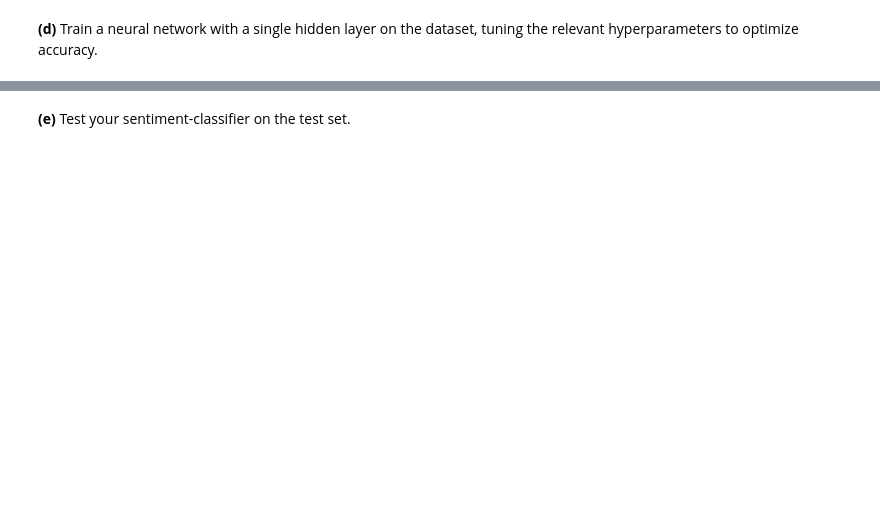
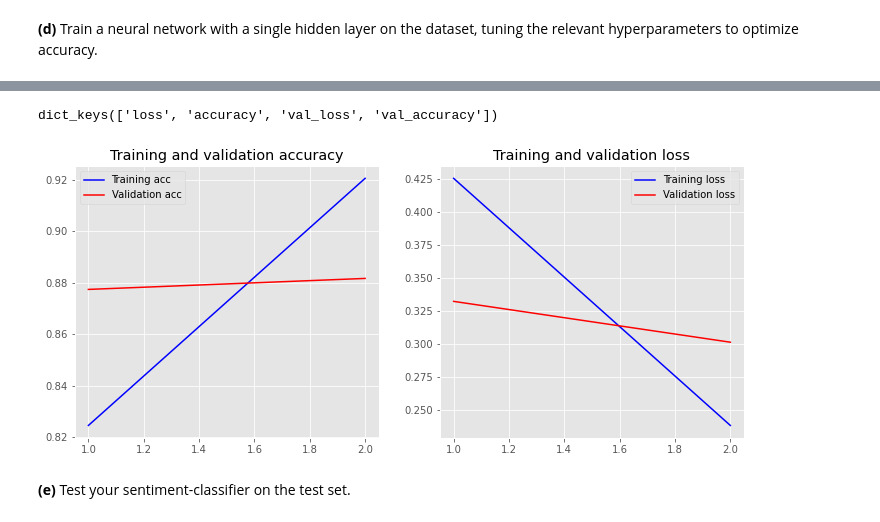
Before and after one commit to Beadhangerone/MAL, a Jupyter notebook: MAL1 Project 2022.ipynb, the cells around one changed output, grey strips where cells are left out. Drawn from its saved outputs; the diff is of its cells as text; code cells hidden in the pictures; blank space fills up the shorter version.

```diff
--- a/MAL1 Project 2022.ipynb
+++ b/MAL1 Project 2022.ipynb
@@ -2315,2 +2455,8 @@ print(reviews.head())
 # %% [markdown]
 **(a)** Split the reviews and labels in test, train and validation sets. The train and validation sets will be used to train your model and tune hyperparameters, the test set will be saved for testing.
+# %%
+X_trainval, X_test, y_trainval, y_test = train_test_split(reviews, Y, random_state=69)
+X_train, X_val, y_train, y_val = train_test_split(X_trainval, y_trainval, random_state=69)
+print("Size of training set:{}".format(X_train.shape[0]))
+print("Size of validation set:{}".format(X_val.shape[0]))
+print("Size of test set:{}".format(X_test.shape[0]))
@@ -2317,4 +2467,15 @@ print(reviews.head())
 # %% [markdown]
 **(b)** Use the `CountVectorizer` from `sklearn.feature_extraction.text` to create a Bag-of-Words representation of the reviews. (See an example of how to do this in chapter 7 of "Muller and Guido"). Only use the 10,000 most frequent words (use the `max_features`-parameter of `CountVectorizer`).
+# %%
+vect = CountVectorizer(max_features = 10000)
+vect.fit(X_train['text'])
+
+X_train = vect.transform(X_train['text'])
+X_test = vect.transform(X_test['text'])
+X_val = vect.transform(X_val['text'])
+
+X_train = pd.DataFrame(X_train.toarray(),columns = vect.get_feature_names())
+X_val = pd.DataFrame(X_val.toarray(),columns = vect.get_feature_names())
+X_test = pd.DataFrame(X_test.toarray(),columns = vect.get_feature_names())
 # %% [markdown]
 **(c)** Explore the representation of the reviews. How is a single word represented? How about a whole review?
@@ -2323,2 +2552,31 @@ print(reviews.head())
+# %%
+history.history.keys()
+# %% [output]
+dict_keys(['loss', 'accuracy', 'val_loss', 'val_accuracy'])
+# %%
+plt.style.use('ggplot')
+
+def plot_history(history):
+    acc = history.history['accuracy']
+    val_acc = history.history['val_accuracy']
+    loss = history.history['loss']
+    val_loss = history.history['val_loss']
+    x = range(1, len(acc) + 1)
+
+    plt.figure(figsize=(12, 5))
+    plt.subplot(1, 2, 1)
+    plt.plot(x, acc, 'b', label='Training acc')
+    plt.plot(x, val_acc, 'r', label='Validation acc')
+    plt.title('Training and validation accuracy')
+    plt.legend()
+    plt.subplot(1, 2, 2)
+    plt.plot(x, loss, 'b', label='Training loss')
+    plt.plot(x, val_loss, 'r', label='Validation loss')
+    plt.title('Training and validation loss')
+    plt.legend()
+# %%
+plot_history(history)
+# %% [output]
+[figure, added]
 # %% [markdown]
 **(e)** Test your sentiment-classifier on the test set.
```
Also changed, not shown: parts of 21 cells of this notebook, 2 other files.
